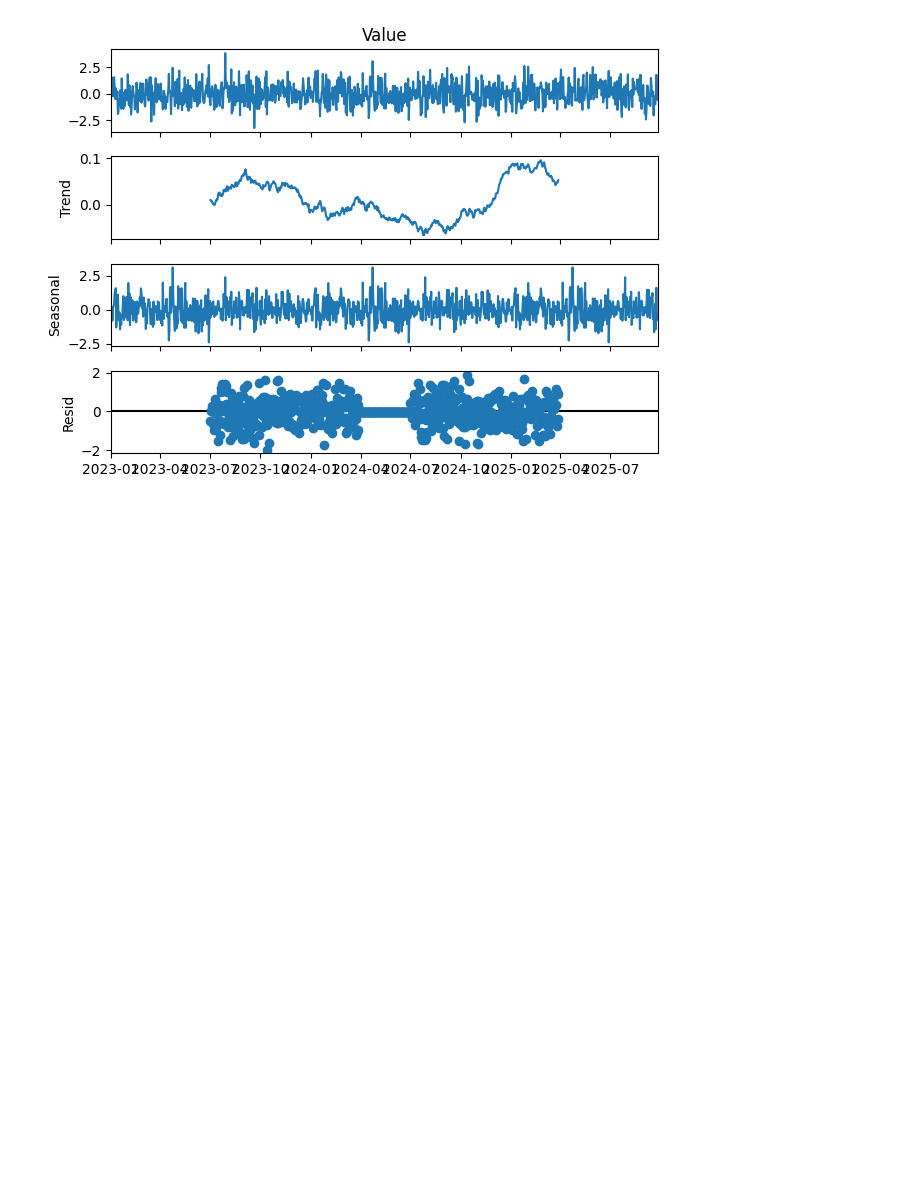
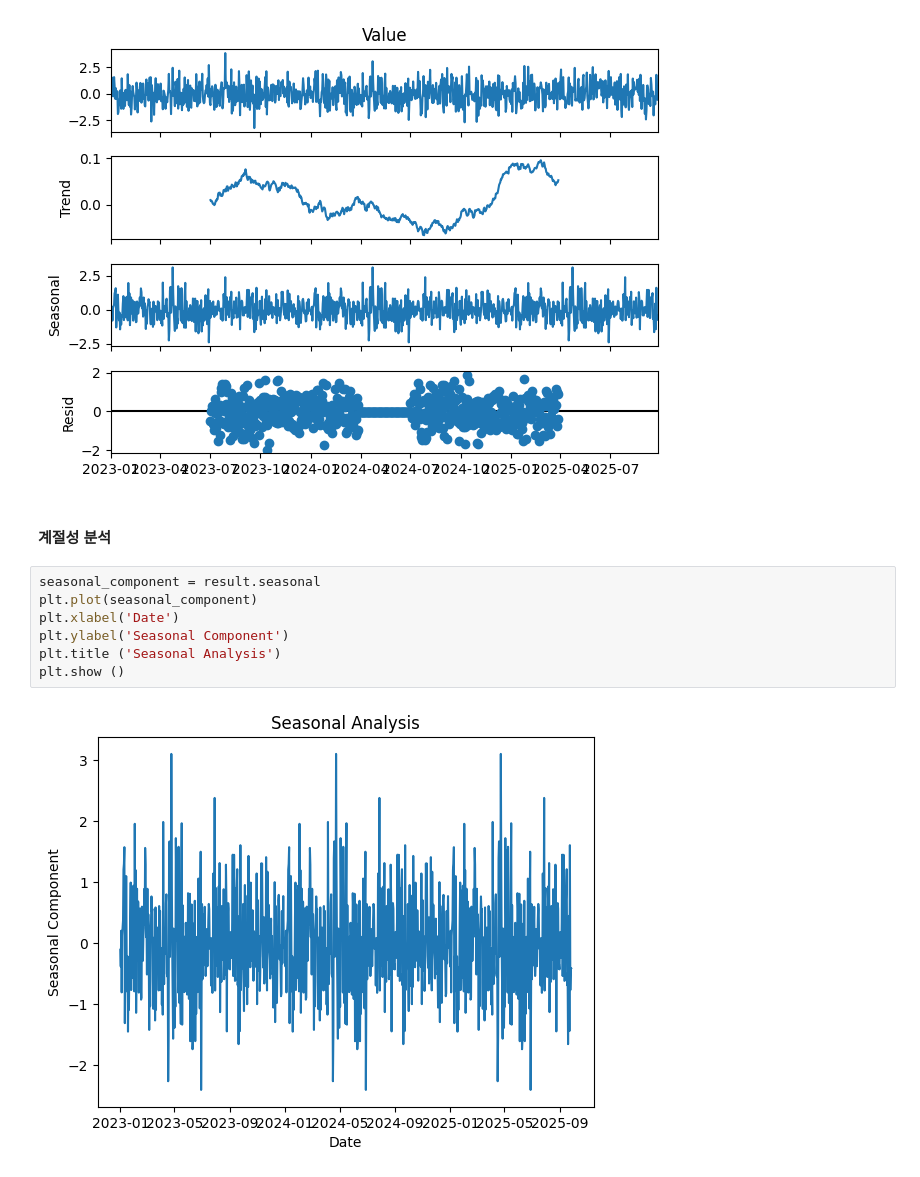
Before and after one commit to DinoDinner/08_DB, a Jupyter notebook: 02_DataAnalysis/07_TimeSeries - p.335/01_Basic.ipynb, the cells around one changed output. Cells and saved outputs as stored; diff of their text form; blank space fills up the shorter version.

```diff
--- a/02_DataAnalysis/07_TimeSeries - p.335/01_Basic.ipynb
+++ b/02_DataAnalysis/07_TimeSeries - p.335/01_Basic.ipynb
@@ -84,3 +87,14 @@ plt.show()
 # 계절성 패턴을 빠르게 분해봐야함. -> 어떤 모델을 사용할지 정하는게 빨라짐.
 # %% [output]
 [figure]
+# %% [markdown]
+#### 계절성 분석
+# %%
+seasonal_component = result.seasonal
+plt.plot(seasonal_component)
+plt.xlabel('Date')
+plt.ylabel('Seasonal Component')
+plt.title ('Seasonal Analysis')
+plt.show ()
+# %% [output]
+[figure, added]
```
Also changed, not shown: parts of 7 cells of this notebook, 8 other files.
